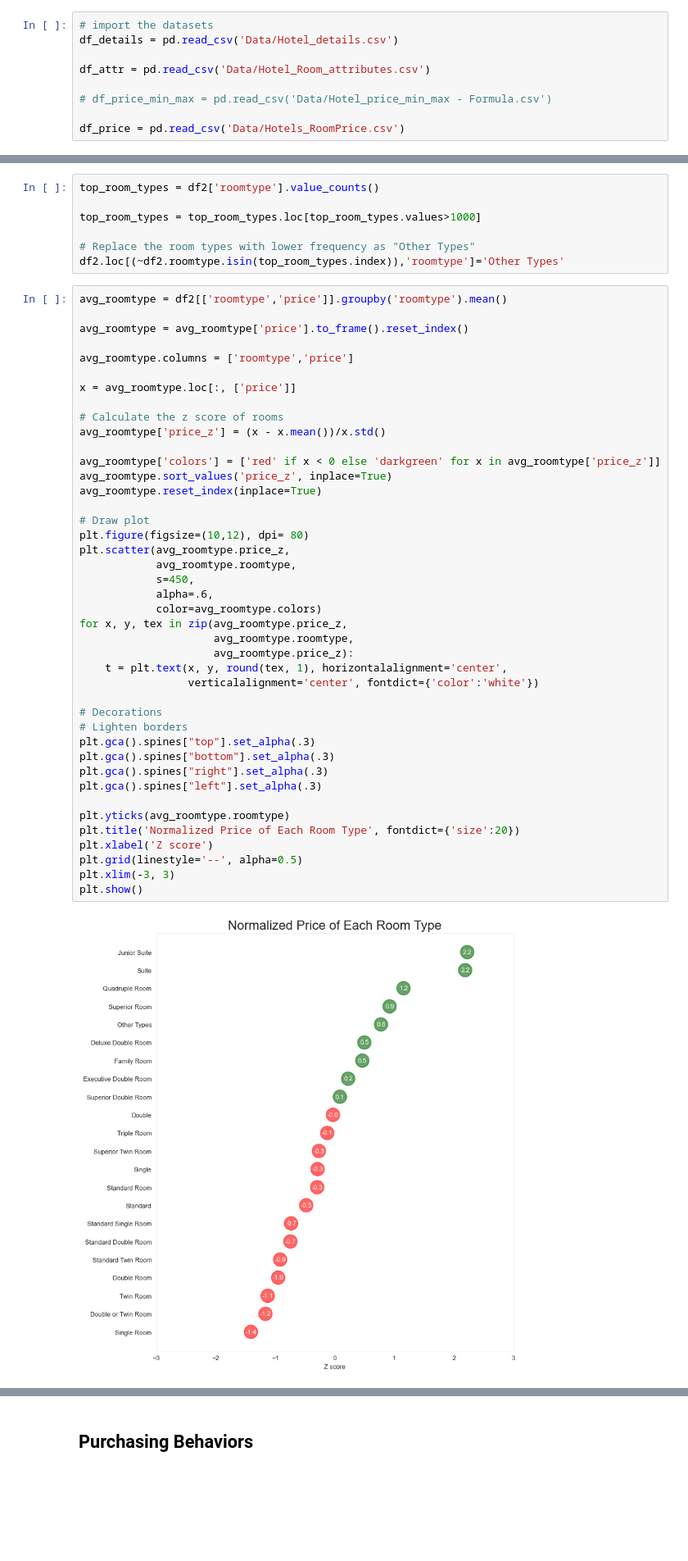
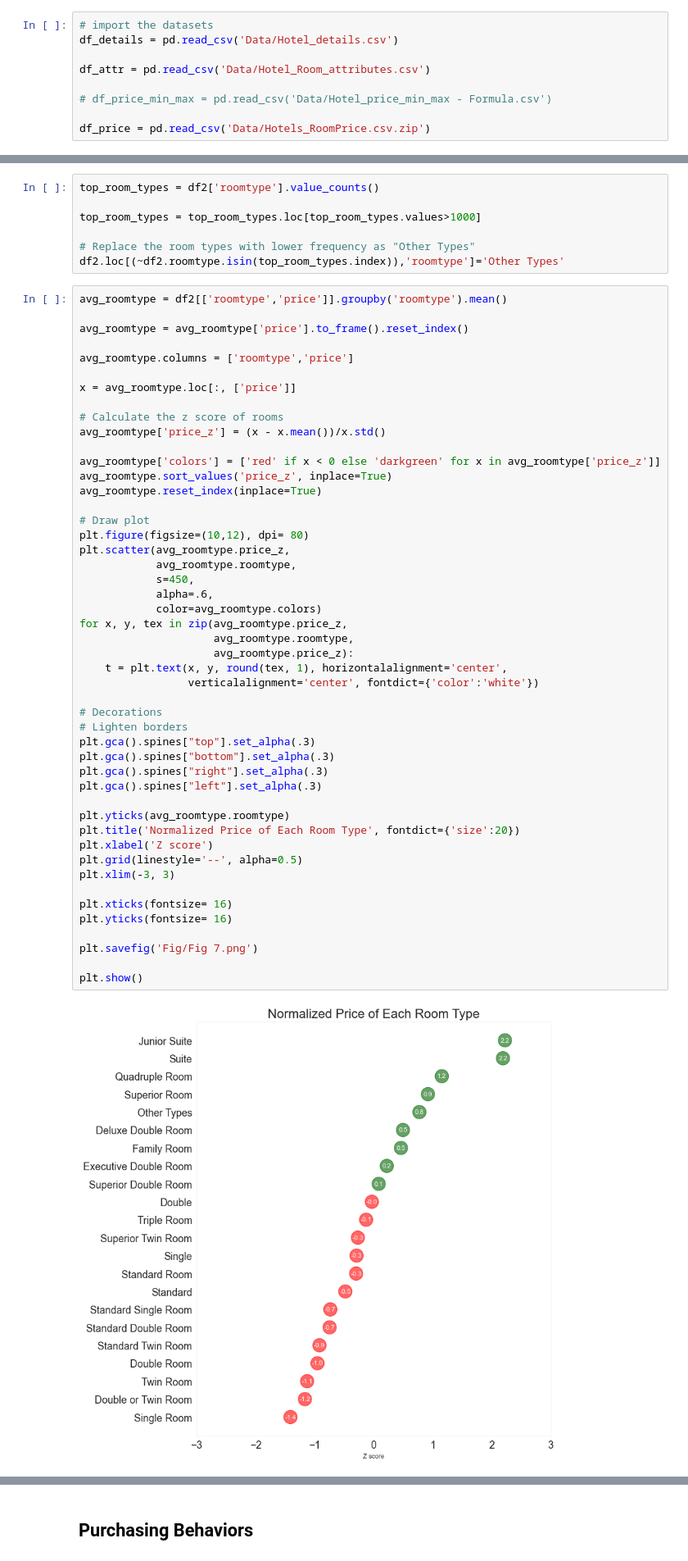
Before and after one commit to ChuyangXiao/Hotel-Room-Price-Estimation, a Jupyter notebook: Preprocessing and Data Exploration.ipynb, the cells around one changed output, grey strips where cells are left out. Shown at 82% size. Cells and saved outputs as stored; diff of their text form; blank space fills up the shorter version.

```diff
--- a/Preprocessing and Data Exploration.ipynb
+++ b/Preprocessing and Data Exploration.ipynb
@@ -40,7 +40,7 @@ df_attr = pd.read_csv('Data/Hotel_Room_attributes.csv')
 
 # df_price_min_max = pd.read_csv('Data/Hotel_price_min_max - Formula.csv')
 
-df_price = pd.read_csv('Data/Hotels_RoomPrice.csv')
+df_price = pd.read_csv('Data/Hotels_RoomPrice.csv.zip')
 # %%
 # drop the useless features
 df_details = df_details.drop(columns=['address', 'zipcode', 'url','curr'])
@@ -354,34 +387,40 @@ avg_roomtype['colors'] = ['red' if x < 0 else 'darkgreen' for x in avg_roomtype[
 avg_roomtype.sort_values('price_z', inplace=True)
 avg_roomtype.reset_index(inplace=True)
 
 # Draw plot
 plt.figure(figsize=(10,12), dpi= 80)
 plt.scatter(avg_roomtype.price_z,
             avg_roomtype.roomtype,
             s=450,
             alpha=.6,
             color=avg_roomtype.colors)
 for x, y, tex in zip(avg_roomtype.price_z,
                      avg_roomtype.roomtype,
                      avg_roomtype.price_z):
     t = plt.text(x, y, round(tex, 1), horizontalalignment='center',
                  verticalalignment='center', fontdict={'color':'white'})
 
 # Decorations
 # Lighten borders
 plt.gca().spines["top"].set_alpha(.3)
 plt.gca().spines["bottom"].set_alpha(.3)
 plt.gca().spines["right"].set_alpha(.3)
 plt.gca().spines["left"].set_alpha(.3)
 
 plt.yticks(avg_roomtype.roomtype)
 plt.title('Normalized Price of Each Room Type', fontdict={'size':20})
 plt.xlabel('Z score')
 plt.grid(linestyle='--', alpha=0.5)
 plt.xlim(-3, 3)
+
+plt.xticks(fontsize= 16)
+plt.yticks(fontsize= 16)
+
+plt.savefig('Fig/Fig 7.png')
+
 plt.show()
 # %% [output]
-[figure, old version]
+[figure, new version]
 # %%
 count_roomytype = df2['roomtype'].value_counts().to_frame().reset_index()
 
```
Also changed, not shown: parts of 20 cells of this notebook, 25 other files.
